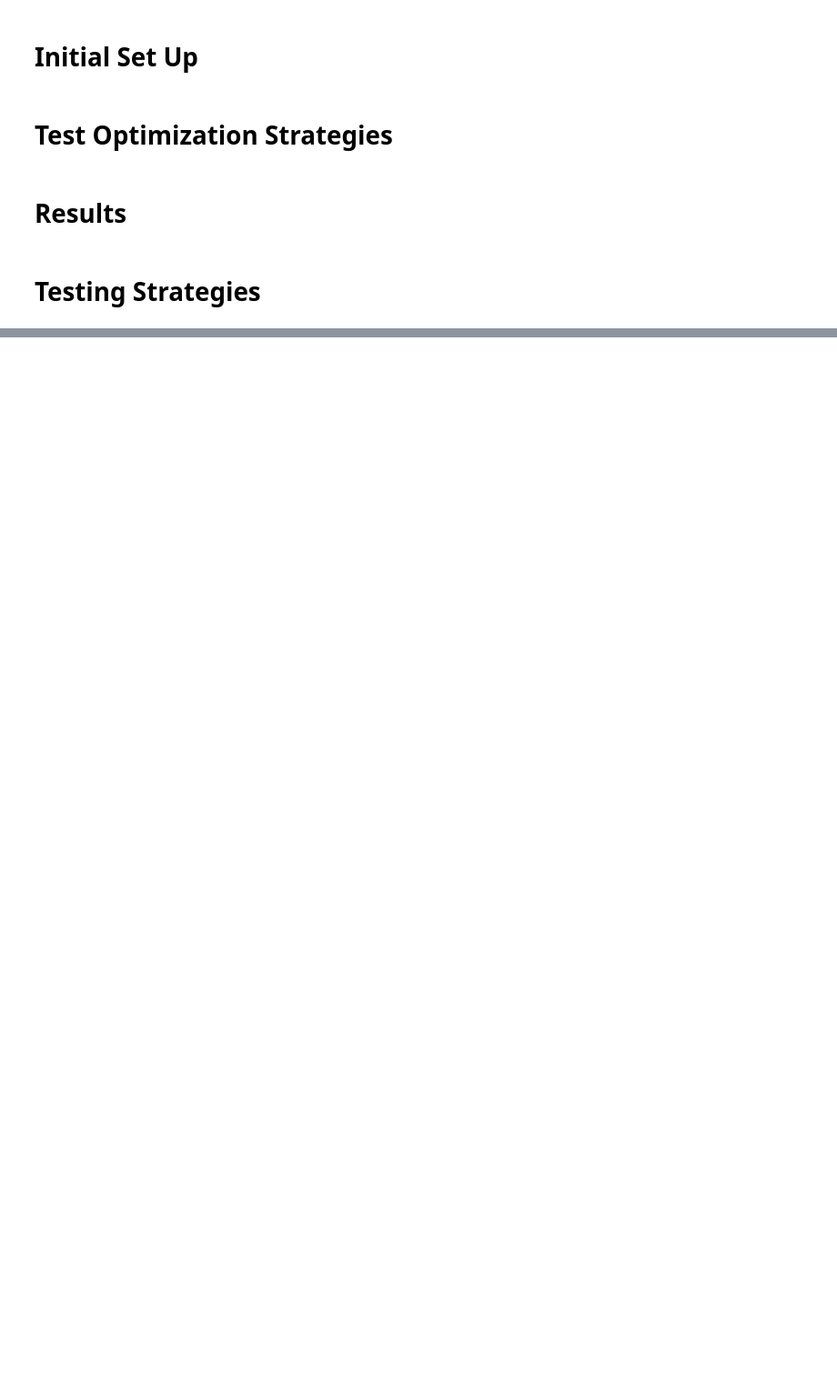
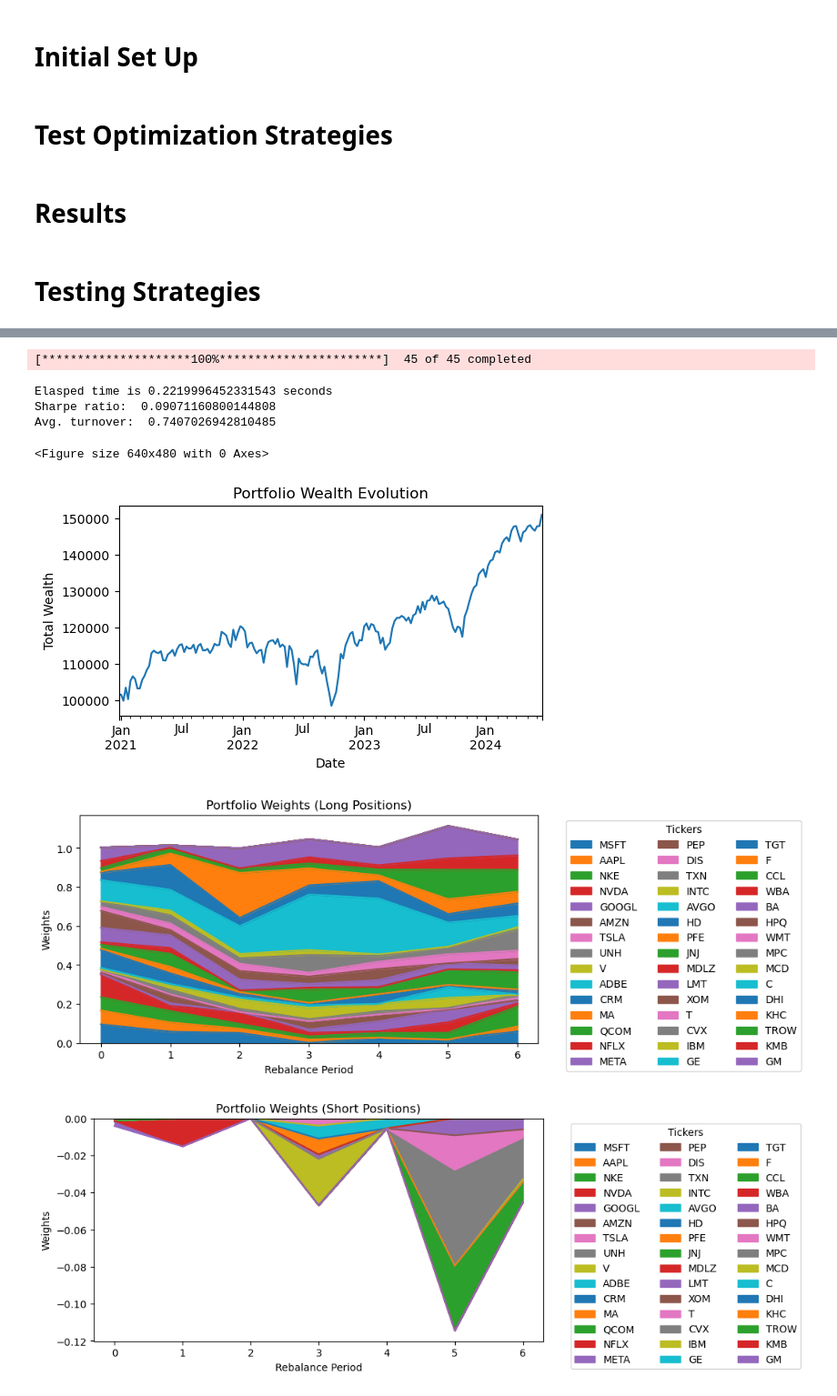
Before and after one commit to MIE479-2024/mie-377-template-MatthewGWilson, a Jupyter notebook: MIE377_Project_Main.ipynb, the cells around one changed output, grey strips where cells are left out. Shown at 91% size. Saved outputs shown, nothing was run; the diff lists cells and outputs as text; code cells hidden in the pictures; blank space fills up the shorter version.

```diff
--- a/MIE377_Project_Main.ipynb
+++ b/MIE377_Project_Main.ipynb
@@ -405,17 +424,26 @@ ChatGPT30Results = test_and_results(tickersChatGPT30, "OLS_MVO_ChatGPT", short,
 # %%
-# ChatGPT 30 Stock Portfolio
+# ChatGPT 45 Stock Portfolio with MVO OLS Weightings
 tickersChatGPT45 = [
     'MSFT', 'AAPL', 'NKE', 'NVDA', 'GOOGL', 'AMZN', 'TSLA', 'UNH', 'V', 'ADBE',
     'CRM', 'MA', 'QCOM', 'NFLX', 'META', 'PEP', 'DIS', 'TXN', 'INTC', 'AVGO',
     'HD', 'PFE', 'JNJ', 'MDLZ', 'LMT', 'XOM', 'T', 'CVX', 'IBM', 'GE', 'TGT',
     'F', 'CCL', 'WBA', 'BA', 'HPQ', 'WMT', 'MPC', 'MCD', 'C', 'DHI', 'KHC',
     'TROW', 'KMB', 'GM'
 ]
 
-short = [
+shortChatGPT45 = [
     0, 0, 0, 0, 0, 0, 0, 0, 0, 0, 0, 0, 0, 0, 0, 0, 0, 0, 0, 0, 0, 0, 0, 0, 0,  # 25 long
     1, 1, 1, 1, 1, 1, 1, 1, 1, 1, 1, 1, 1, 1, 1, 1, 1, 1, 1, 1,  # 20 short
 ]
 
-ChatGPT45Results = test_and_results(tickersChatGPT45, "OLS_MVO_ChatGPT", short, "")
+ChatGPT45Results = test_and_results(tickersChatGPT45, "OLS_MVO_ChatGPT", shortChatGPT45, "")
+# %% [output]
+[*********************100%***********************]  45 of 45 completed
+Elasped time is 0.2219996452331543 seconds
+Sharpe ratio:  0.09071160800144808
+Avg. turnover:  0.7407026942810485
+<Figure size 640x480 with 0 Axes>
+[figure, added]
+[figure, added]
+[figure, added]
 # %%
```
Also changed, not shown: parts of 9 cells of this notebook, 8 other files.
